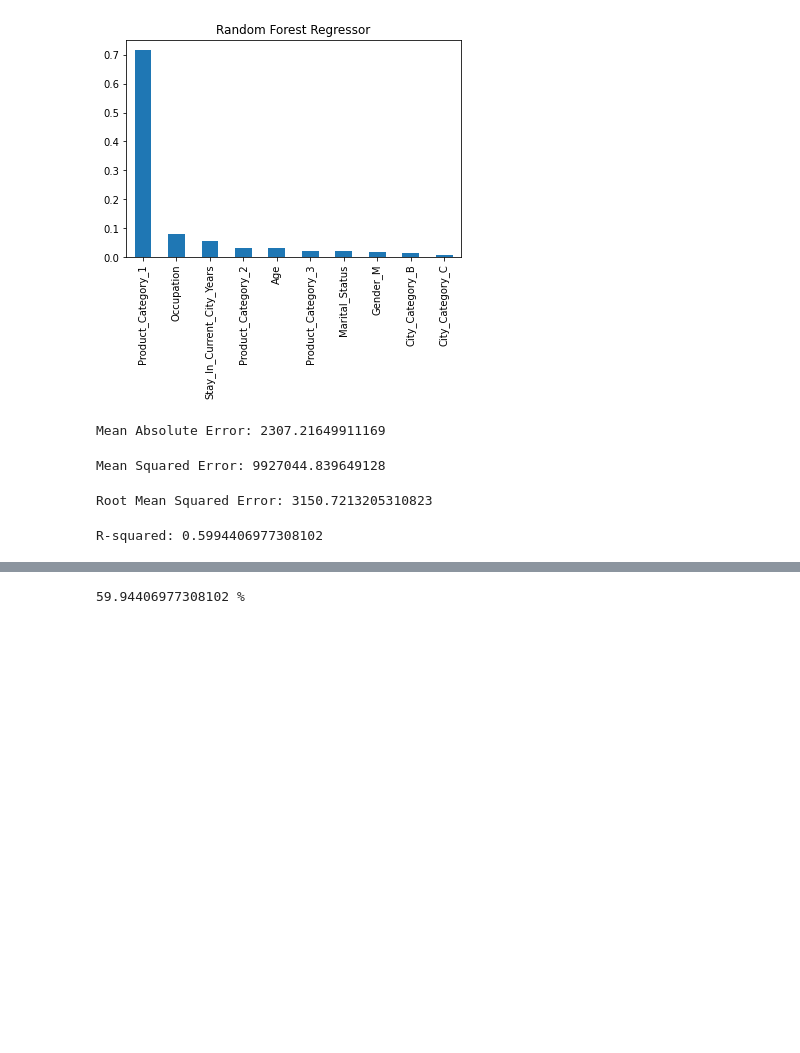
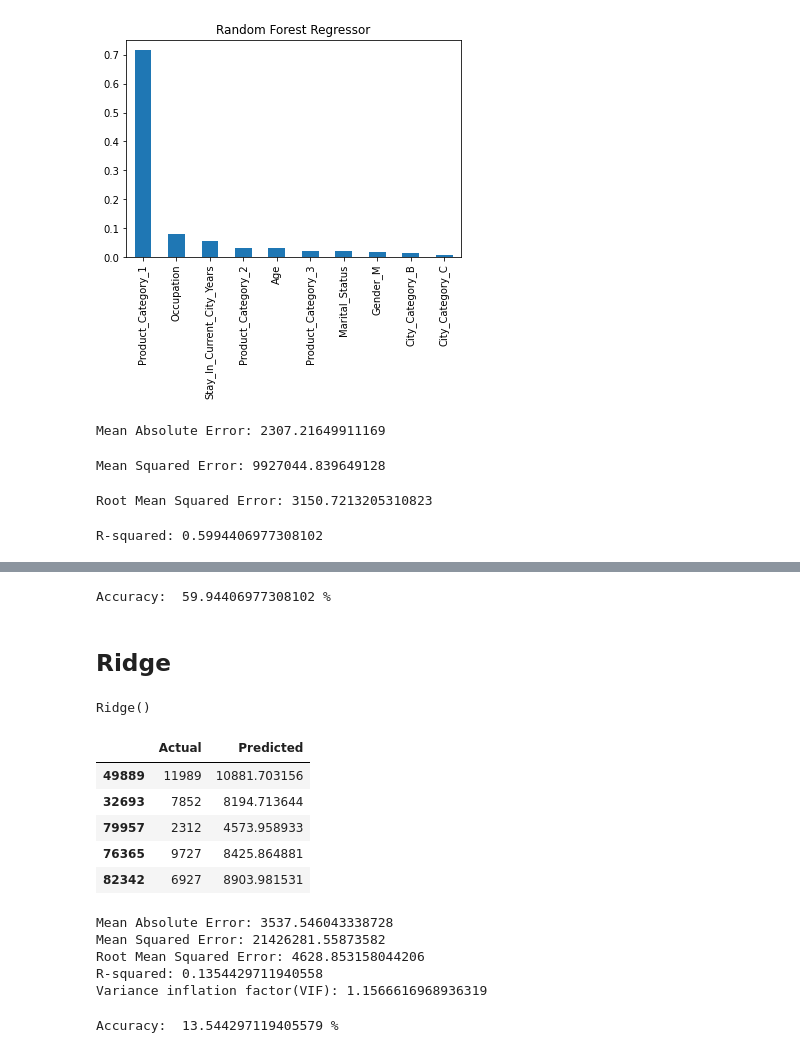
Before and after one commit to SaiKundanaSakhamuri/BlackFridaySalesAnalysis, a Jupyter notebook: clustering.ipynb, the cells around one changed output, grey strips where cells are left out. Saved outputs shown, nothing was run; the diff lists cells and outputs as text; code cells hidden in the pictures; blank space fills up the shorter version.

Commit message:
updated clustering.ipynb with Ridge and calculated its metrics

```diff
--- a/clustering.ipynb
+++ b/clustering.ipynb
@@ -297,5 +297,7 @@ variance inflation factor(VIF): 2.496509241790034
 # %%
 accuracy = rf.score(X_test,y_test)
-print(accuracy*100,'%')
+print('Accuracy: ',accuracy*100,'%')
 # %% [output]
-59.94406977308102 %
+Accuracy:  59.94406977308102 %
+# %% [markdown]
+## Ridge
@@ -301,0 +306,34 @@ print(accuracy*100,'%')
+# %%
+ridge = Ridge()
+ridge.fit(X_train,y_train)
+# %% [output]
+Ridge()
+# %%
+ridge_prediction=ridge.predict(X_test)
+# %%
+df = pd.DataFrame({'Actual': y_test, 'Predicted': ridge_prediction})
+df.head()
+# %% [output]
+|  | Actual | Predicted |
+| 49889 | 11989 | 10881.703156 |
+| 32693 | 7852 | 8194.713644 |
+| 79957 | 2312 | 4573.958933 |
+| 76365 | 9727 | 8425.864881 |
+| 82342 | 6927 | 8903.981531 |
+# %%
+print('Mean Absolute Error:', metrics.mean_absolute_error(y_test, ridge_prediction))
+print('Mean Squared Error:', metrics.mean_squared_error(y_test, ridge_prediction))
+print('Root Mean Squared Error:', np.sqrt(metrics.mean_squared_error(y_test, ridge_prediction)))
+print('R-squared:', r2_score(y_test,ridge_prediction))
+print('Variance inflation factor(VIF):', 1/(1-r2_score(y_test,ridge_prediction)))
+# %% [output]
+Mean Absolute Error: 3537.546043338728
+Mean Squared Error: 21426281.55873582
+Root Mean Squared Error: 4628.853158044206
+R-squared: 0.1354429711940558
+Variance inflation factor(VIF): 1.1566616968936319
+# %%
+accuracy = ridge.score(X_test,y_test)
+print('Accuracy: ',accuracy*100,'%')
+# %% [output]
+Accuracy:  13.544297119405579 %
```
Also changed, not shown: parts of 2 cells of this notebook.
